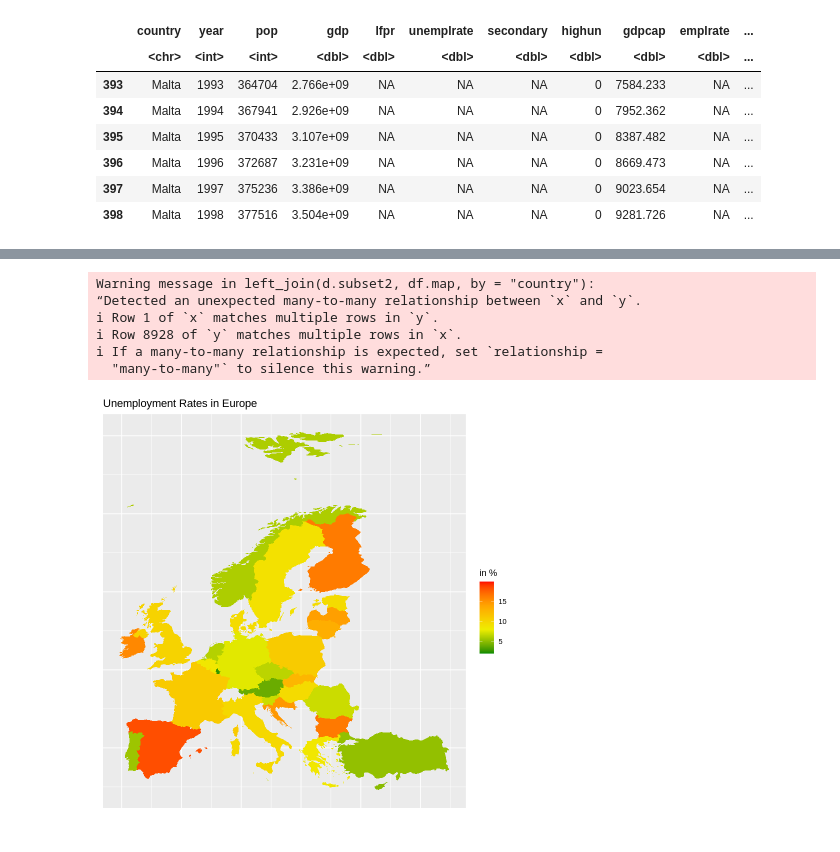
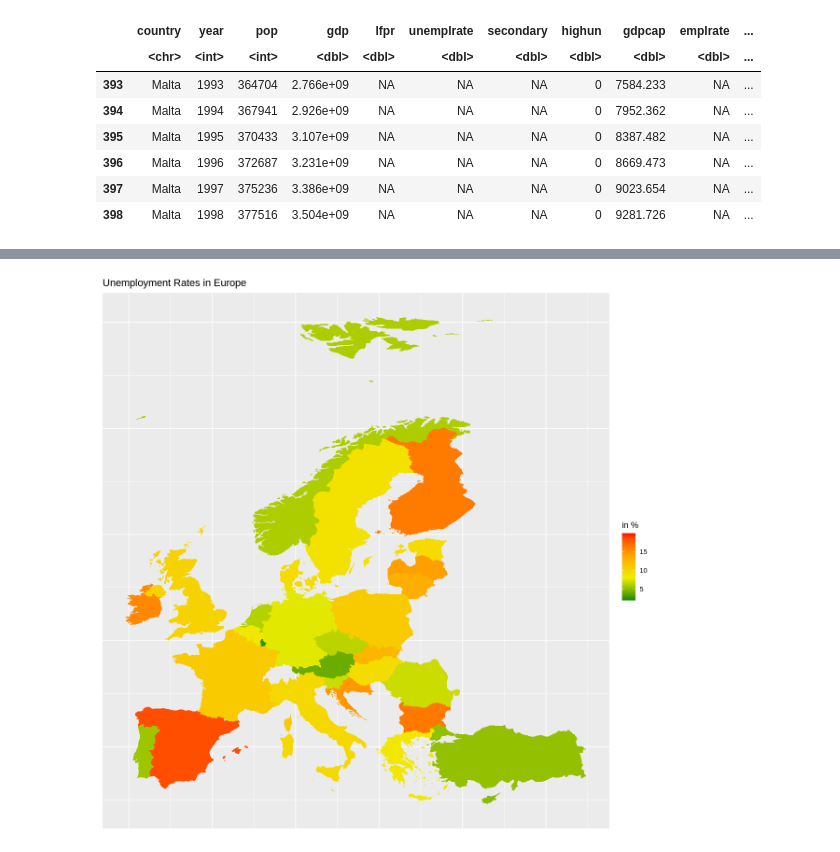
Before and after one commit to StefanHubner/MachineLearningEconomics, a Jupyter notebook: Preliminaries.ipynb, the cells around one changed output, grey strips where cells are left out. Cells and saved outputs as stored; diff of their text form; code cells hidden in the pictures.

```diff
--- a/Preliminaries.ipynb
+++ b/Preliminaries.ipynb
@@ -133,18 +197,14 @@ Warning message:
 # %%
 # plot it on a map
 df.map <- map_data('world')
 df.map["country"] <- df.map["region"]
-d.ext <- left_join(d.subset2, df.map, by="country")
-ggplot(d.ext, aes(x = long, y = lat, group = group)) +
+d.ext <- left_join(d.subset2, df.map, by="country", relationship = "many-to-many")
+p2 <- ggplot(d.ext, aes(x = long, y = lat, group = group)) +
   geom_polygon(aes(fill = unemplrate)) +
   labs(title = 'Unemployment Rates in Europe', fill = 'in %') +
   scale_fill_gradientn(colors = c('green4', 'yellow2', 'orange', 'red')) +
   theme(axis.title = element_blank(), axis.text = element_blank(), axis.ticks = element_blank())
+
+p2
 # %% [output]
-Warning message in left_join(d.subset2, df.map, by = "country"):
-“Detected an unexpected many-to-many relationship between `x` and `y`.
-ℹ Row 1 of `x` matches multiple rows in `y`.
-ℹ Row 8928 of `y` matches multiple rows in `x`.
-ℹ If a many-to-many relationship is expected, set `relationship =
-  "many-to-many"` to silence this warning.”
-[figure, old version]
+[figure, new version]
```
Also changed, not shown: parts of 7 cells of this notebook.
